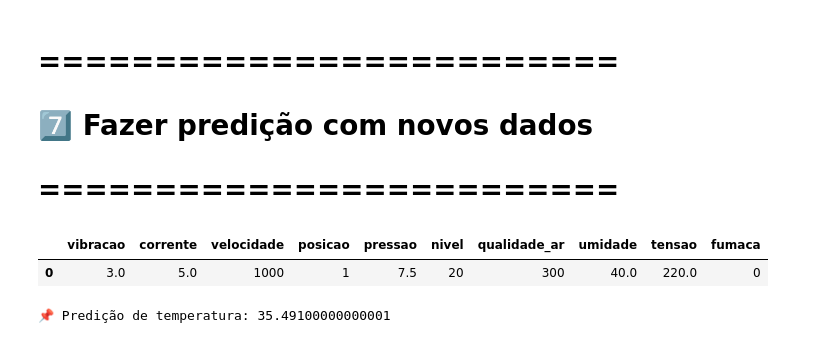
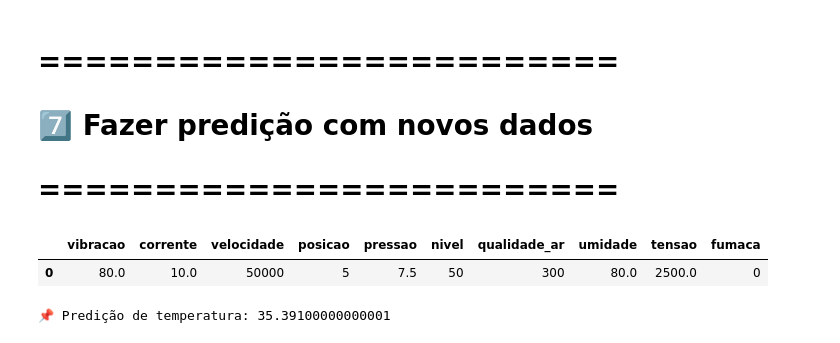
Before and after one commit to Desafio-Hermes-Reply/data-model-ml-reply, a Jupyter notebook: ml_basico.ipynb, the cells around one changed output. Cells and saved outputs as stored; diff of their text form; code cells hidden in the pictures.

```diff
--- a/ml_basico.ipynb
+++ b/ml_basico.ipynb
@@ -765,26 +765,26 @@ R²: nan
 # =========================
 # %%
 novo_dado = pd.DataFrame([{
-    'vibracao': 3.0,
-    'corrente': 5.0,
-    'velocidade': 1000,
-    'posicao': 1,
+    'vibracao': 80.0,
+    'corrente': 10.0,
+    'velocidade': 50000,
+    'posicao': 5,
     'pressao': 7.5,
-    'nivel': 20,
+    'nivel': 50,
     'qualidade_ar': 300,
-    'umidade': 40.0,
-    'tensao': 220.0,
+    'umidade': 80.0,
+    'tensao': 2500.0,
     'fumaca': 0
 }])
 
 predicao = modelo.predict(novo_dado)
 # Criar DataFrame
 df_novo = pd.DataFrame(novo_dado)
 df_novo
 # %% [output]
 |  | vibracao | corrente | velocidade | posicao | pressao | nivel | qualidade_ar | umidade | tensao | fumaca |
-| 0 | 3.0 | 5.0 | 1000 | 1 | 7.5 | 20 | 300 | 40.0 | 220.0 | 0 |
+| 0 | 80.0 | 10.0 | 50000 | 5 | 7.5 | 50 | 300 | 80.0 | 2500.0 | 0 |
 # %%
 print("📌 Predição de temperatura:", predicao[0])
 # %% [output]
-📌 Predição de temperatura: 35.49100000000001
+📌 Predição de temperatura: 35.39100000000001
```
